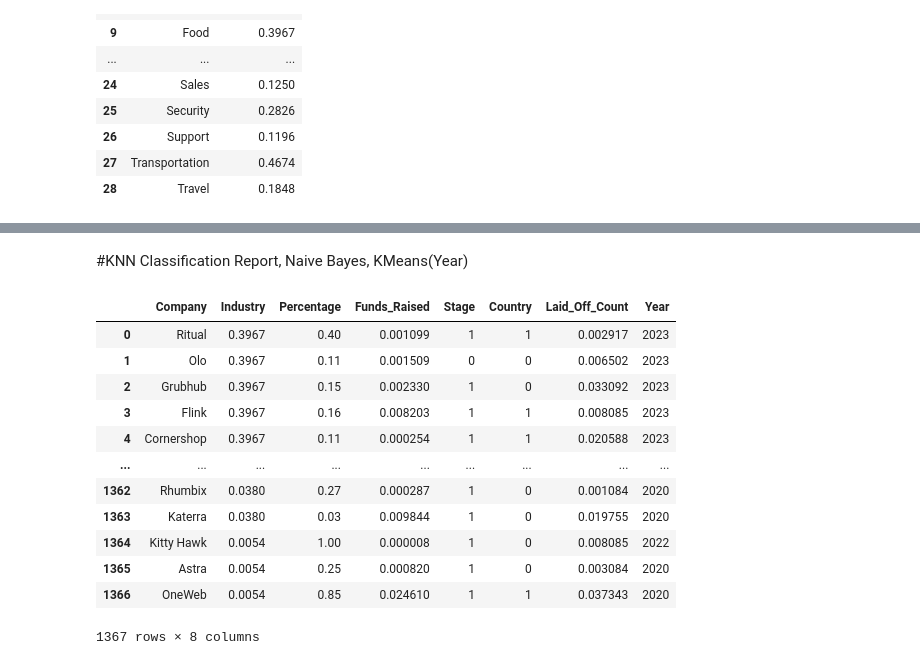
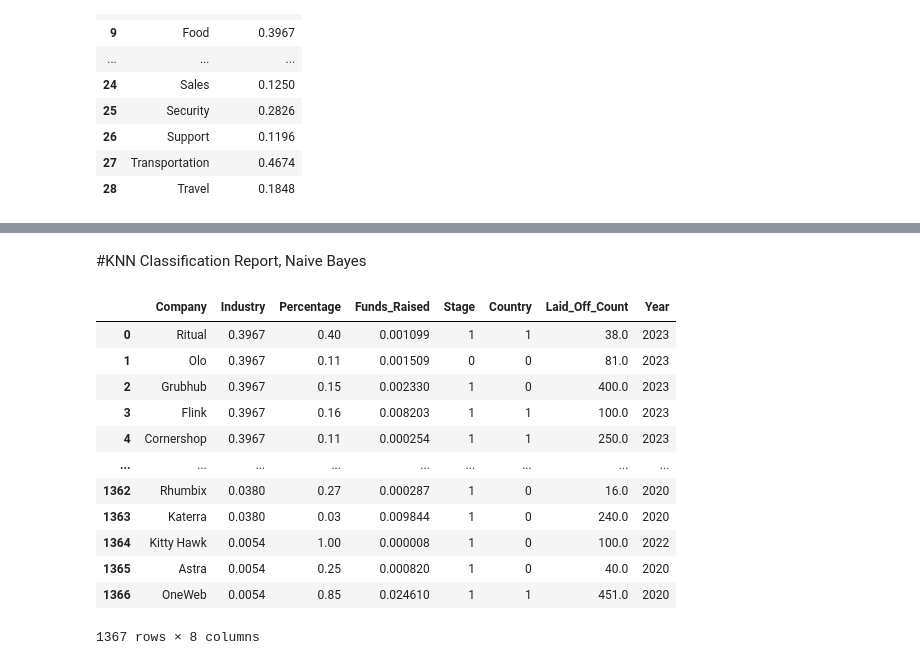
Before and after one commit to haduycattuong/DataMining-LayoffsDataset, a Jupyter notebook: Layoffs.ipynb, the cells around one changed output, grey strips where cells are left out. Saved outputs shown, nothing was run; the diff lists cells and outputs as text; code cells hidden in the pictures.

```diff
--- a/Layoffs.ipynb
+++ b/Layoffs.ipynb
@@ -244,5 +250,5 @@ df3 = df3.merge(frequency_table_industry[['Industry', 'Industry_freq']], on = 'I
 # %% [markdown]
-#KNN Classification Report, Naive Bayes, KMeans(Year)
+#KNN Classification Report, Naive Bayes
 # %%
 df3['Industry'] = df3['Industry_freq']
 
@@ -251,17 +257,17 @@ df3.to_csv('/content/drive/MyDrive/Colab Notebooks/Layoffs/Layoffs_Cleaned_Indus
 # %%
-df4_year = pd.read_csv('/content/drive/MyDrive/Colab Notebooks/Layoffs/Layoffs_Cleaned_Industry.csv', index_col = 0)
-df4_year
+df4 = pd.read_csv('/content/drive/MyDrive/Colab Notebooks/Layoffs/Layoffs_Cleaned_Final.csv', index_col = 0)
+df4
 # %% [output]
 |  | Company | Industry | Percentage | Funds_Raised | Stage | Country | Laid_Off_Count | Year |
-| 0 | Ritual | 0.3967 | 0.40 | 0.001099 | 1 | 1 | 0.002917 | 2023 |
-| 1 | Olo | 0.3967 | 0.11 | 0.001509 | 0 | 0 | 0.006502 | 2023 |
-| 2 | Grubhub | 0.3967 | 0.15 | 0.002330 | 1 | 0 | 0.033092 | 2023 |
-| 3 | Flink | 0.3967 | 0.16 | 0.008203 | 1 | 1 | 0.008085 | 2023 |
-| 4 | Cornershop | 0.3967 | 0.11 | 0.000254 | 1 | 1 | 0.020588 | 2023 |
+| 0 | Ritual | 0.3967 | 0.40 | 0.001099 | 1 | 1 | 38.0 | 2023 |
+| 1 | Olo | 0.3967 | 0.11 | 0.001509 | 0 | 0 | 81.0 | 2023 |
+| 2 | Grubhub | 0.3967 | 0.15 | 0.002330 | 1 | 0 | 400.0 | 2023 |
+| 3 | Flink | 0.3967 | 0.16 | 0.008203 | 1 | 1 | 100.0 | 2023 |
+| 4 | Cornershop | 0.3967 | 0.11 | 0.000254 | 1 | 1 | 250.0 | 2023 |
 | ... | ... | ... | ... | ... | ... | ... | ... | ... |
-| 1362 | Rhumbix | 0.0380 | 0.27 | 0.000287 | 1 | 0 | 0.001084 | 2020 |
-| 1363 | Katerra | 0.0380 | 0.03 | 0.009844 | 1 | 0 | 0.019755 | 2020 |
-| 1364 | Kitty Hawk | 0.0054 | 1.00 | 0.000008 | 1 | 0 | 0.008085 | 2022 |
-| 1365 | Astra | 0.0054 | 0.25 | 0.000820 | 1 | 0 | 0.003084 | 2020 |
-| 1366 | OneWeb | 0.0054 | 0.85 | 0.024610 | 1 | 1 | 0.037343 | 2020 |
+| 1362 | Rhumbix | 0.0380 | 0.27 | 0.000287 | 1 | 0 | 16.0 | 2020 |
+| 1363 | Katerra | 0.0380 | 0.03 | 0.009844 | 1 | 0 | 240.0 | 2020 |
+| 1364 | Kitty Hawk | 0.0054 | 1.00 | 0.000008 | 1 | 0 | 100.0 | 2022 |
+| 1365 | Astra | 0.0054 | 0.25 | 0.000820 | 1 | 0 | 40.0 | 2020 |
+| 1366 | OneWeb | 0.0054 | 0.85 | 0.024610 | 1 | 1 | 451.0 | 2020 |
 1367 rows × 8 columns
```
Also changed, not shown: parts of 25 cells of this notebook.
